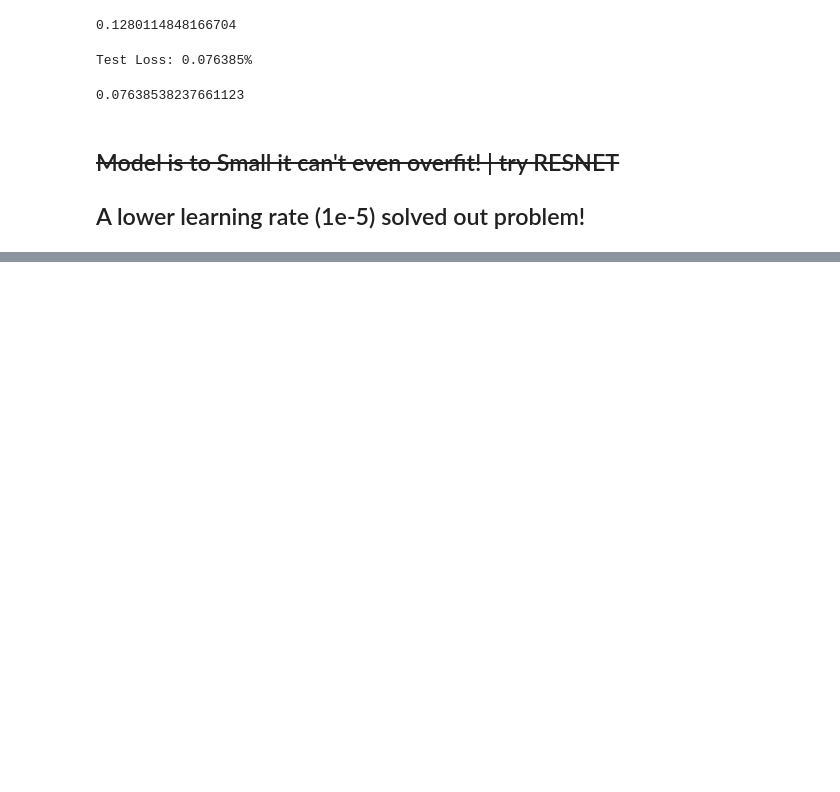
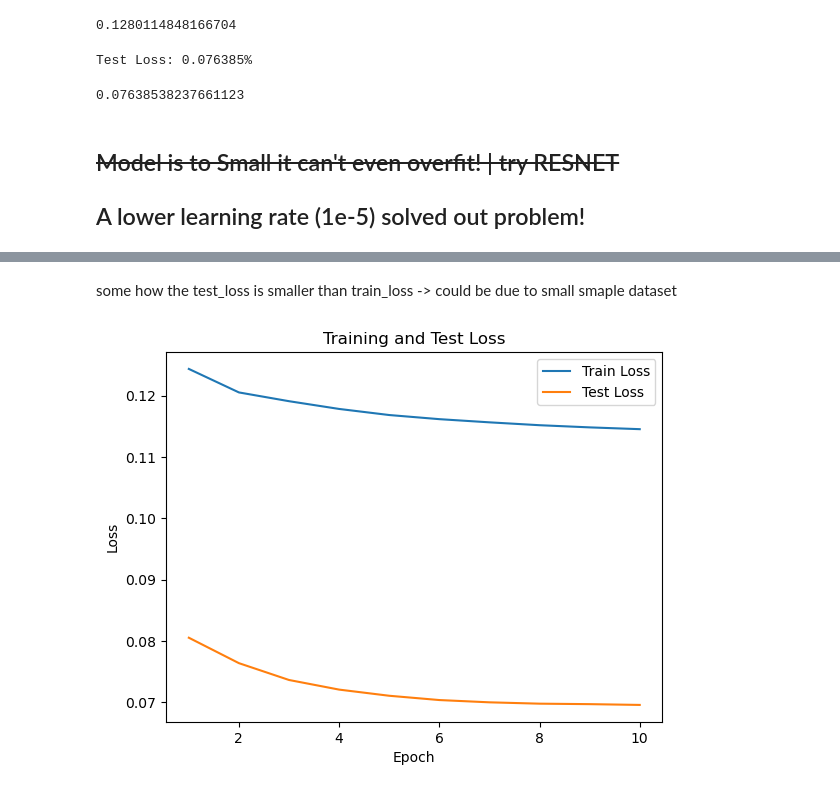
Before and after one commit to moienr/SoilNet, a Jupyter notebook: test_train.ipynb, the cells around one changed output, grey strips where cells are left out. Drawn from its saved outputs; the diff is of its cells as text; code cells hidden in the pictures; blank space fills up the shorter version.

Commit message:
added plot

```diff
--- a/test_train.ipynb
+++ b/test_train.ipynb
@@ -189,5 +254,9 @@ def plot_losses(loss_dict):
     plt.ylabel("Loss")
     plt.legend()
     plt.show()
+# %% [markdown]
+some how the test_loss is smaller than train_loss -> could be due to small smaple dataset
 # %%
-plot_losses(r)
+plot_losses(results)
+# %% [output]
+[figure, added]
```
Also changed, not shown: parts of 1 cell of this notebook.
